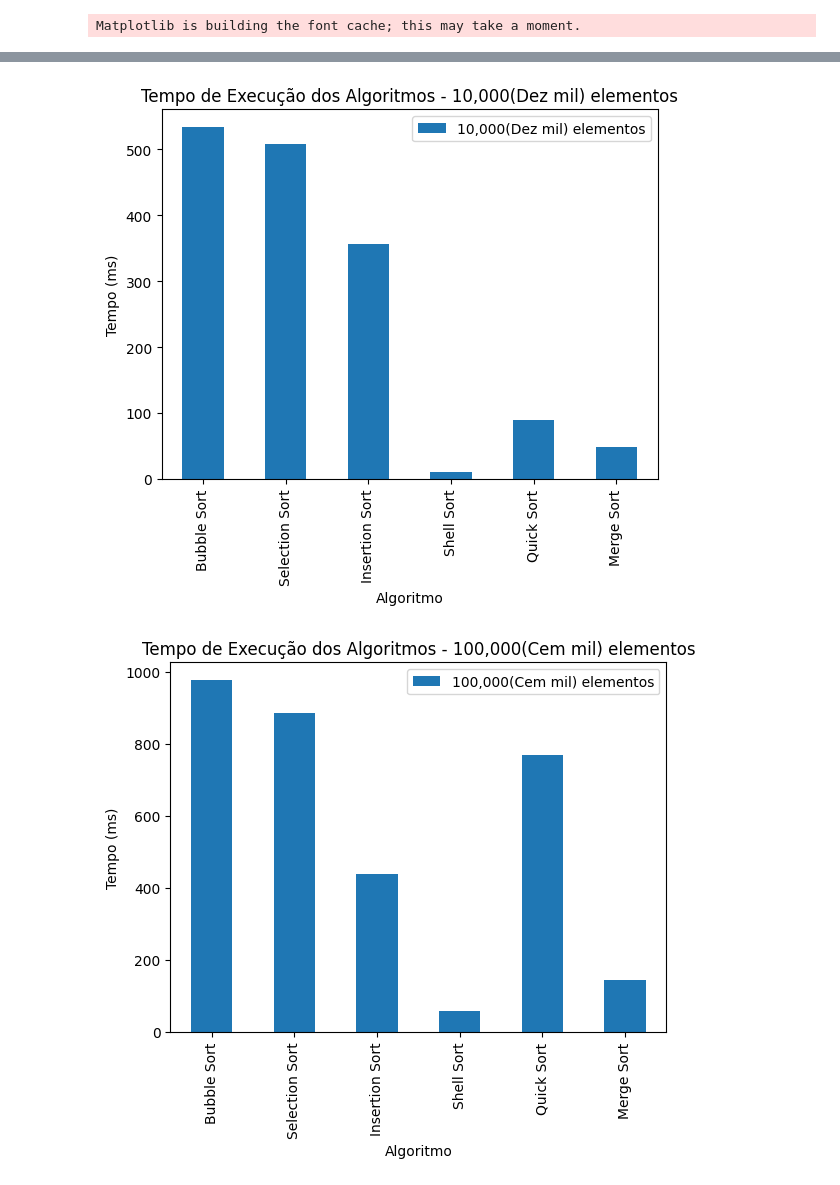
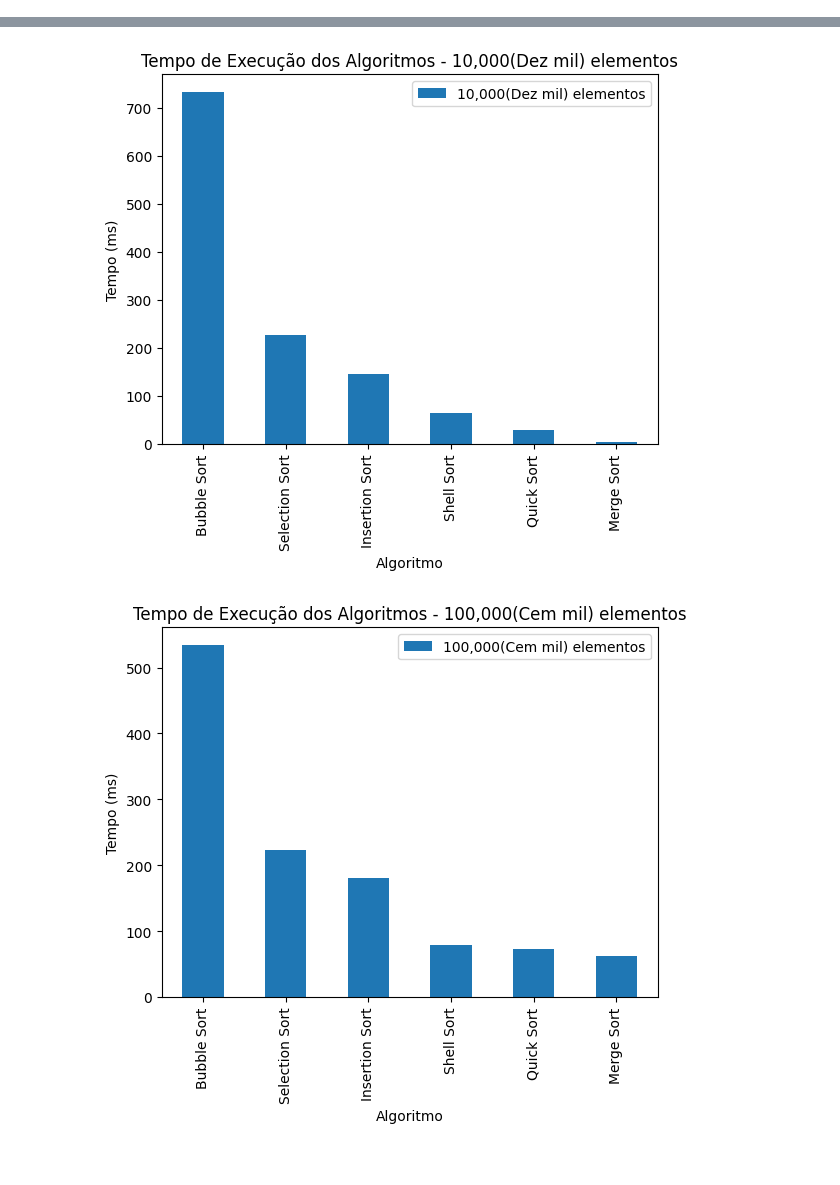
Before and after one commit to Guilherme-07062002/EstruturaDeDados, a Jupyter notebook: notebooks_gráficosAlgoritmos.ipynb, the cells around one changed output, grey strips where cells are left out. Drawn from its saved outputs; the diff is of its cells as text; code cells hidden in the pictures.

```diff
--- a/notebooks_gráficosAlgoritmos.ipynb
+++ b/notebooks_gráficosAlgoritmos.ipynb
@@ -5,9 +5,9 @@ import matplotlib.pyplot as plt
 
 data = {
     'Algoritmo': ['Bubble Sort', 'Selection Sort', 'Insertion Sort', 'Shell Sort', 'Quick Sort', 'Merge Sort'],
-    '1,000(Mil) elementos': [42.332, 15.561, 8.703, 0.706, 2.706, 2.937],
-    '10,000(Dez mil) elementos': [533.826, 508.001, 356.93, 10.81, 88.934, 48.06],
-    '100,000(Cem mil) elementos': [976.96, 886.087, 437.38, 58.632, 767.561, 143.628]
+    '1,000(Mil) elementos': [10.801, 3.382, 1.625, 0.800, 2.292, 0.461],
+    '10,000(Dez mil) elementos': [733.049, 226.285, 146.256, 64.380, 28.781, 4.725],
+    '100,000(Cem mil) elementos': [534.219, 222.929, 180.982, 78.750, 72.587, 62.526]
 }
 
 df = pd.DataFrame(data)
@@ -29,4 +29,3 @@ plt.ylabel('Tempo (ms)')
 
 plt.show()
 # %% [output]
-Matplotlib is building the font cache; this may take a moment.
@@ -34,2 +33,2 @@ Matplotlib is building the font cache; this may take a moment.
-[figure, old version]
+[figure, new version]
-[figure, old version]
+[figure, new version]
```
Also changed, not shown: parts of 1 cell of this notebook, 2 other files.
